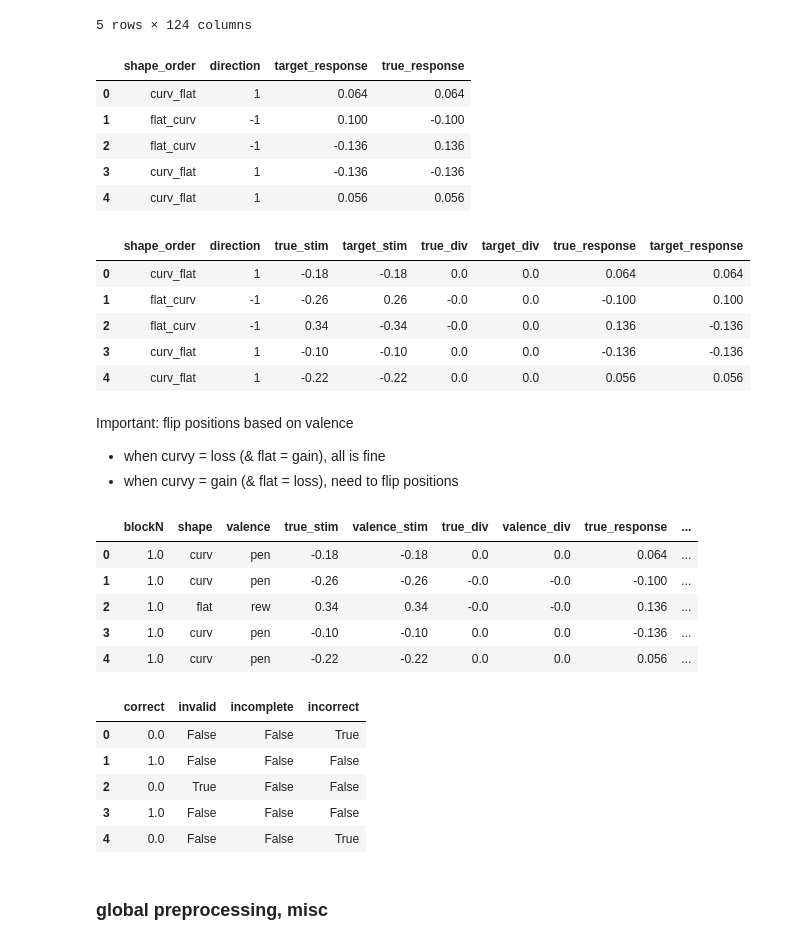
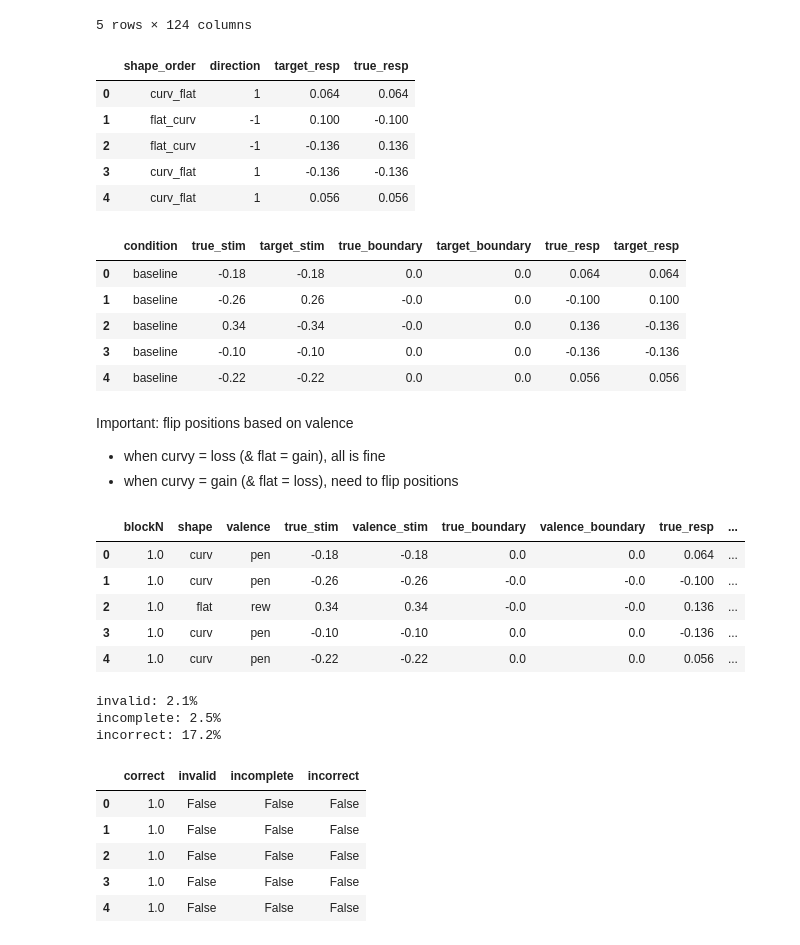
Before and after one commit to siyer7/asymmetry_design, a Jupyter notebook: code/python/beh_preproc_v2.ipynb, the cells around one changed output. Saved outputs shown, nothing was run; the diff lists cells and outputs as text; code cells hidden in the pictures.

Commit message:
beh_preproc_v2

```diff
--- a/code/python/beh_preproc_v2.ipynb
+++ b/code/python/beh_preproc_v2.ipynb
@@ -84,18 +84,18 @@ df_subjs.head(5)
 | 4 | 4.0 | 4.0 | 0.0 | 1.0 | 1.0 | baseline | 8.0 | 0.9 | -0.22 | ... |
 5 rows × 124 columns
 # %%
-# convert string to list, and store target_response
+# convert string to list, and store target_resp
 for column in ['positions']:
     if type(df_subjs[column][0]) == str:
         df_subjs.loc[:, column] = df_subjs[column].apply(ast.literal_eval)
-df_subjs['target_response'] = df_subjs['positions'].apply(lambda x: x[-1])
+df_subjs['target_resp'] = df_subjs['positions'].apply(lambda x: x[-1])
 
-# true_response column flips target_response when direction = -1 (flat_curv)
-df_subjs['true_response'] = np.where( df_subjs['direction'] == -1, -df_subjs['target_response'], df_subjs['target_response'] )
+# true_resp column flips target_resp when direction = -1 (flat_curv)
+df_subjs['true_resp'] = np.where( df_subjs['direction'] == -1, -df_subjs['target_resp'], df_subjs['target_resp'] )
 
-df_subjs[['shape_order', 'direction', 'target_response', 'true_response']].head(5)
+df_subjs[['shape_order', 'direction', 'target_resp', 'true_resp']].head(5)
 # %% [output]
-|  | shape_order | direction | target_response | true_response |
+|  | shape_order | direction | target_resp | true_resp |
 | 0 | curv_flat | 1 | 0.064 | 0.064 |
 | 1 | flat_curv | -1 | 0.100 | -0.100 |
 | 2 | flat_curv | -1 | -0.136 | 0.136 |
@@ -103,21 +103,21 @@ df_subjs[['shape_order', 'direction', 'target_response', 'true_response']].head(
 | 4 | curv_flat | 1 | 0.056 | 0.056 |
 # %%
 # rename certain columns
-df_subjs = df_subjs.rename(columns={'condition':'shape_condition',# 'valence':'valence_old',
-                                    'stim_pos':'true_stim', 'target_pos':'target_stim',
-                                    'div_pos':'target_div'})
+df_subjs = df_subjs.rename(columns={'stim_pos':'true_stim', 'target_pos':'target_stim',
+                                    'true_div':'true_boundary', 'div_pos':'target_boundary',
+                                    'true_resp':'true_resp', 'target_resp':'target_resp'})
 
-df_subjs[['shape_order', 'direction',
+df_subjs[['condition',
           'true_stim', 'target_stim',
-          'true_div', 'target_div',
-          'true_response', 'target_response']].head(5)
+          'true_boundary', 'target_boundary',
+          'true_resp', 'target_resp']].head(5)
 # %% [output]
-|  | shape_order | direction | true_stim | target_stim | true_div | target_div | true_response | target_response |
-| 0 | curv_flat | 1 | -0.18 | -0.18 | 0.0 | 0.0 | 0.064 | 0.064 |
-| 1 | flat_curv | -1 | -0.26 | 0.26 | -0.0 | 0.0 | -0.100 | 0.100 |
-| 2 | flat_curv | -1 | 0.34 | -0.34 | -0.0 | 0.0 | 0.136 | -0.136 |
-| 3 | curv_flat | 1 | -0.10 | -0.10 | 0.0 | 0.0 | -0.136 | -0.136 |
-| 4 | curv_flat | 1 | -0.22 | -0.22 | 0.0 | 0.0 | 0.056 | 0.056 |
+|  | condition | true_stim | target_stim | true_boundary | target_boundary | true_resp | target_resp |
+| 0 | baseline | -0.18 | -0.18 | 0.0 | 0.0 | 0.064 | 0.064 |
+| 1 | baseline | -0.26 | 0.26 | -0.0 | 0.0 | -0.100 | 0.100 |
+| 2 | baseline | 0.34 | -0.34 | -0.0 | 0.0 | 0.136 | -0.136 |
+| 3 | baseline | -0.10 | -0.10 | 0.0 | 0.0 | -0.136 | -0.136 |
+| 4 | baseline | -0.22 | -0.22 | 0.0 | 0.0 | 0.056 | 0.056 |
 # %% [markdown]
 Important: flip positions based on valence
 * when curvy = loss (& flat = gain), all is fine
@@ -133,15 +133,15 @@ df_subjs['valence_flipped'] = (
 # assert (df_subjs['valence_flipped'] == (df_subjs['blockN'] >= 4)).all()
 
 df_subjs['valence_stim'] = np.where(df_subjs['valence_flipped'], -df_subjs['true_stim'], df_subjs['true_stim'])
-df_subjs['valence_div'] = np.where(df_subjs['valence_flipped'], -df_subjs['true_div'], df_subjs['true_div'])
-df_subjs['valence_response'] = np.where(df_subjs['valence_flipped'], -df_subjs['true_response'], df_subjs['true_response'])
+df_subjs['valence_boundary'] = np.where(df_subjs['valence_flipped'], -df_subjs['true_boundary'], df_subjs['true_boundary'])
+df_subjs['valence_resp'] = np.where(df_subjs['valence_flipped'], -df_subjs['true_resp'], df_subjs['true_resp'])
 
 df_subjs[['blockN', 'shape', 'valence',
           'true_stim', 'valence_stim',
-          'true_div', 'valence_div',
-          'true_response', 'valence_response']].head(5)
+          'true_boundary', 'valence_boundary',
+          'true_resp', 'valence_resp']].head(5)
 # %% [output]
-|  | blockN | shape | valence | true_stim | valence_stim | true_div | valence_div | true_response | ... |
+|  | blockN | shape | valence | true_stim | valence_stim | true_boundary | valence_boundary | true_resp | ... |
 | 0 | 1.0 | curv | pen | -0.18 | -0.18 | 0.0 | 0.0 | 0.064 | ... |
 | 1 | 1.0 | curv | pen | -0.26 | -0.26 | -0.0 | -0.0 | -0.100 | ... |
 | 2 | 1.0 | flat | rew | 0.34 | 0.34 | -0.0 | -0.0 | 0.136 | ... |
@@ -152,13 +152,18 @@ df_subjs[['blockN', 'shape', 'valence',
 df_subjs['invalid'] = df_subjs['trials.slider_resp.rt'].isna()
 df_subjs['incomplete'] = df_subjs['trials.submit_resp.keys'].isna()
 df_subjs['incorrect'] = (df_subjs['correct']==0) & ~df_subjs['invalid'] & ~df_subjs['incomplete']
+
+print(f"invalid: {df_subjs['invalid'].mean()*100:.1f}%")
+print(f"incomplete: {df_subjs['incomplete'].mean()*100:.1f}%")
+print(f"incorrect: {df_subjs['incorrect'].mean()*100:.1f}%")
 df_subjs[['correct', 'invalid', 'incomplete', 'incorrect']].head(5)
 # %% [output]
+invalid: 2.1%
+incomplete: 2.5%
+incorrect: 17.2%
 |  | correct | invalid | incomplete | incorrect |
-| 0 | 0.0 | False | False | True |
+| 0 | 1.0 | False | False | False |
 | 1 | 1.0 | False | False | False |
-| 2 | 0.0 | True | False | False |
+| 2 | 1.0 | False | False | False |
 | 3 | 1.0 | False | False | False |
-| 4 | 0.0 | False | False | True |
+| 4 | 1.0 | False | False | False |
-# %% [markdown]
-### global preprocessing, misc
```
Also changed, not shown: parts of 7 cells of this notebook, 2 other files.
